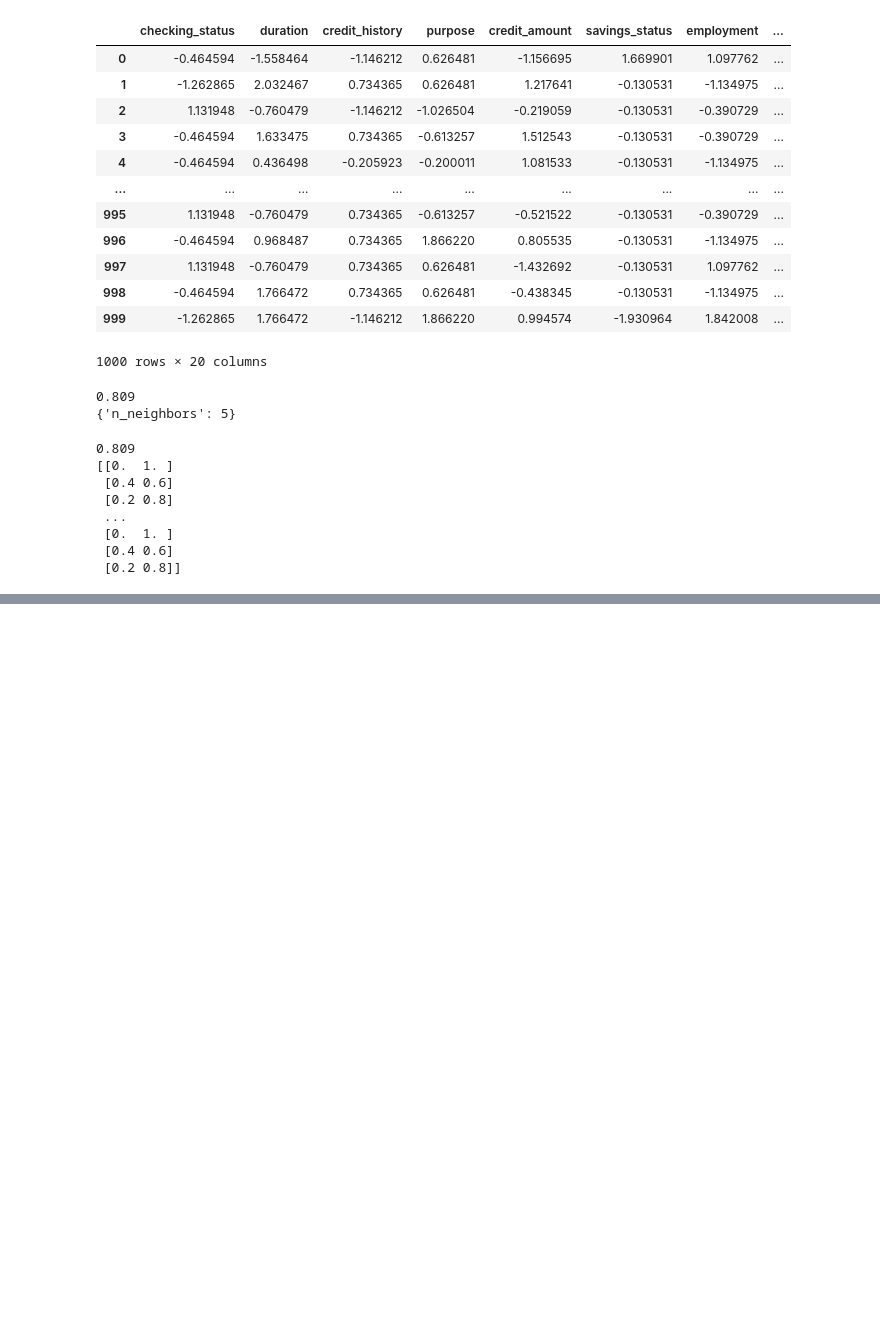
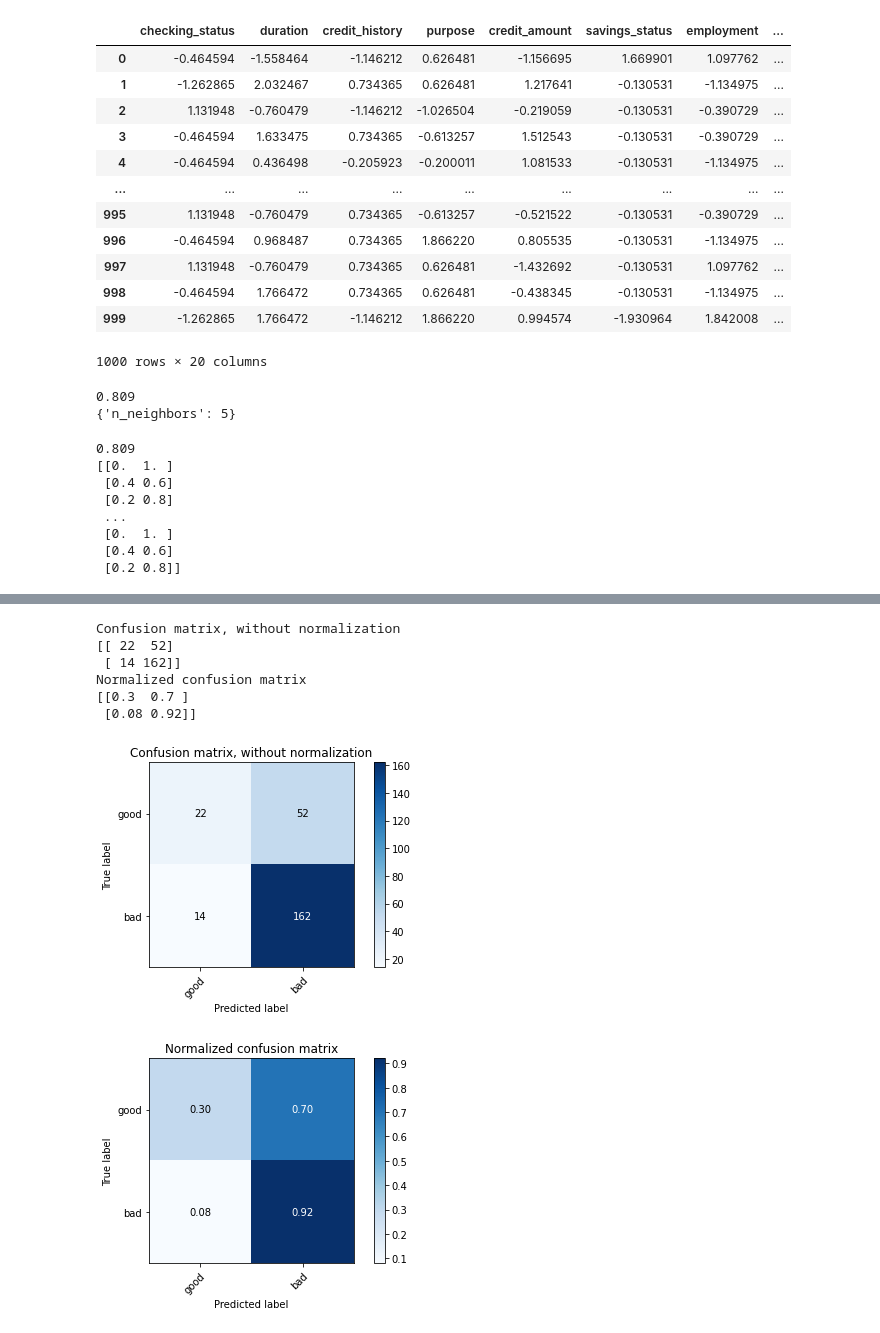
Before and after one commit to valuedriven/dataanalysis, a Jupyter notebook: trabalho_final/trabalho_final.ipynb, the cells around one changed output, grey strips where cells are left out. Cells and saved outputs as stored; diff of their text form; code cells hidden in the pictures; blank space fills up the shorter version.

```diff
--- a/trabalho_final/trabalho_final.ipynb
+++ b/trabalho_final/trabalho_final.ipynb
@@ -206,0 +317,6 @@ plt.show()
+# %%
+from sklearn.svm import SVC
+svc = SVC(gamma="scale")
+svc.fit(data,target)
+print(svc.score(data,target))
+print(svc.predict(data))
@@ -206,0 +341,20 @@ plt.show()
+# %%
+y_pred = svc.fit(X_train, y_train).predict(X_test)
+# Plot non-normalized confusion matrix
+plot_confusion_matrix(y_test, y_pred, classes=class_names,
+                      title='Confusion matrix, without normalization')
+
+# Plot normalized confusion matrix
+plot_confusion_matrix(y_test, y_pred, classes=class_names, normalize=True,
+                      title='Normalized confusion matrix')
+
+plt.show()
+# %% [output]
+Confusion matrix, without normalization
+[[ 22  52]
+ [ 14 162]]
+Normalized confusion matrix
+[[0.3  0.7 ]
+ [0.08 0.92]]
+[figure, added]
+[figure, added]
```
Also changed, not shown: parts of 10 cells of this notebook.
